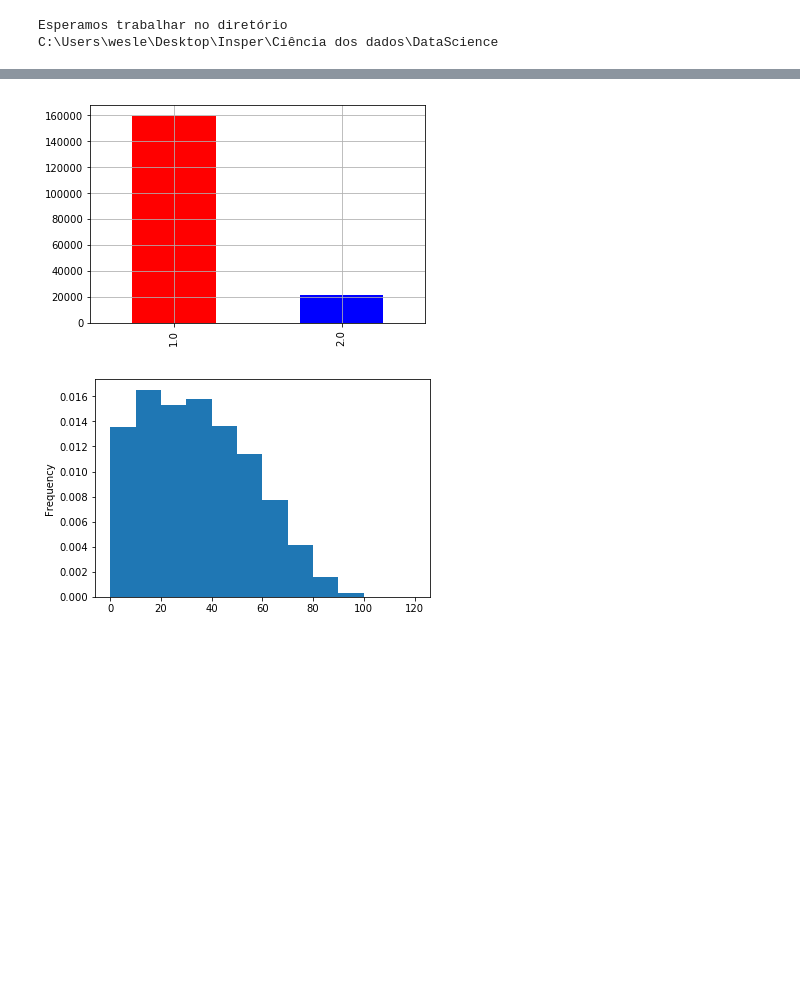
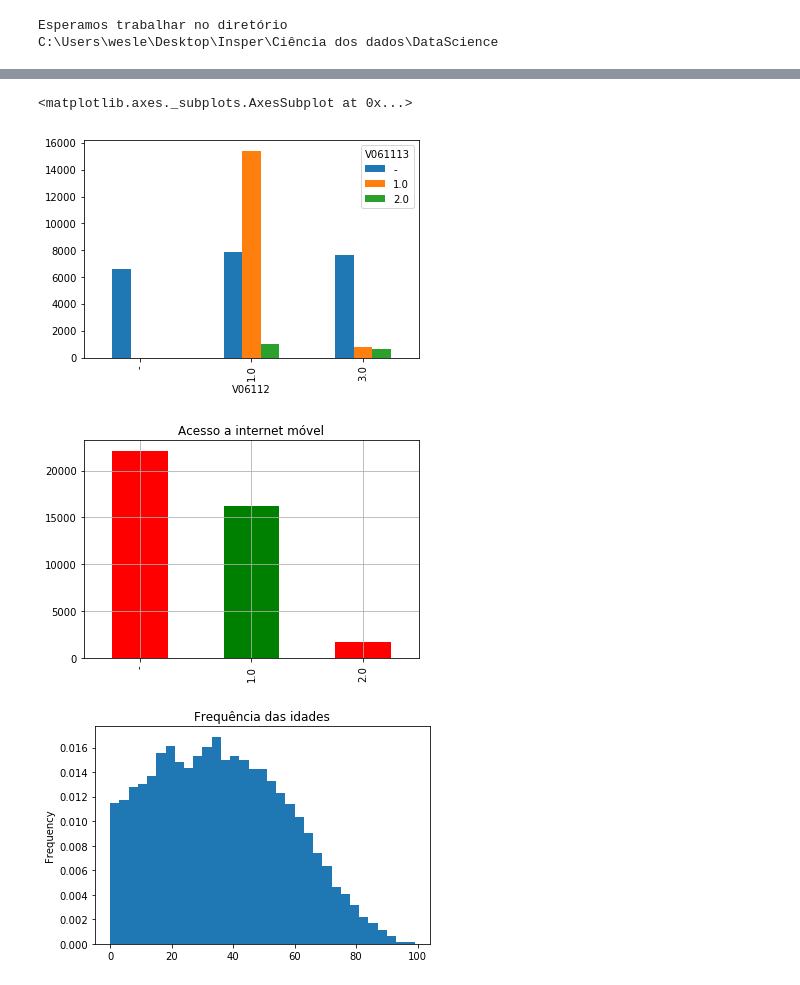
Before and after one commit to wesleygas/DataScience, a Jupyter notebook: Acesso à internet.ipynb, the cells around one changed output, grey strips where cells are left out. Cells and saved outputs as stored; diff of their text form; code cells hidden in the pictures; blank space fills up the shorter version.

```diff
--- a/Acesso à internet.ipynb
+++ b/Acesso à internet.ipynb
@@ -111,12 +97,18 @@ plt.grid(True)
+# %%
+celular_com_rede = pd.crosstab(dadosSP.V06112,dadosSP.V061113)
+celular_com_rede.plot(kind='bar')
+# %% [output]
+<matplotlib.axes._subplots.AxesSubplot at 0x...>
+[figure, added]
 # %%
-acesso_CELULAR = dados.V061113.value_counts()
+acesso_CELULAR = dadosSP.V061113.value_counts()
 
-acesso_CELULAR.plot(kind='bar', color=('red','blue','green'))
+acesso_CELULAR.plot(kind='bar', color=('red','green','red'),title = 'Acesso a internet móvel')
 plt.grid(True)
 # %% [output]
-[figure, old version]
+[figure, new version]
 # %%
-idade = dados.V8005.plot.hist(bins=range(0,121,10),normed=1)
+idade = dadosSP.V8005.plot.hist(bins=range(0,101,3),normed=1,title = 'Frequência das idades')
 # %% [output]
-[figure, old version]
+[figure, new version]
 # %%
```
Also changed, not shown: parts of 10 cells of this notebook, 2 other files.
